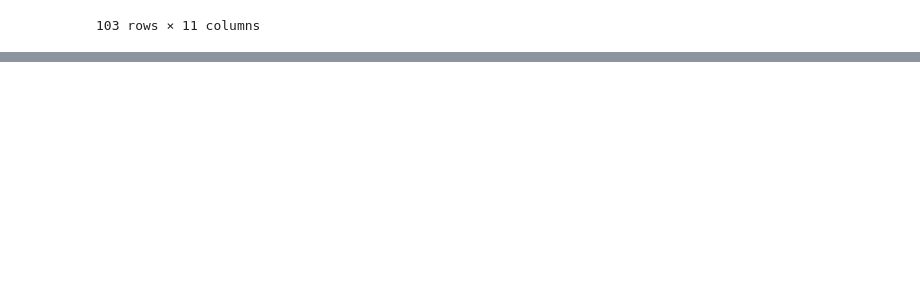
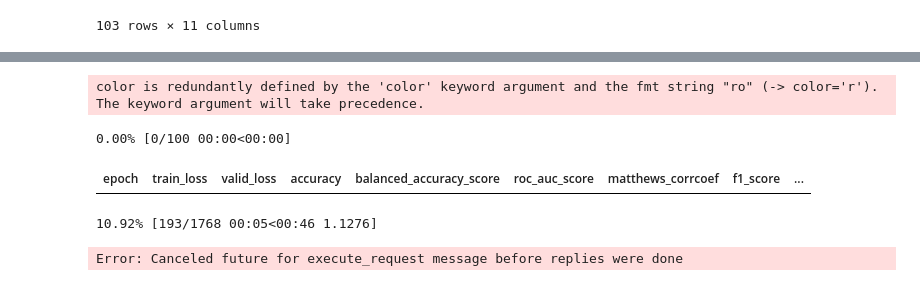
Before and after one commit to Karson-Fye/CMUDarknet, a Jupyter notebook: Data/Cross_validation_prototype copy.ipynb, the cells around one changed output, grey strips where cells are left out. Saved outputs shown, nothing was run; the diff lists cells and outputs as text; code cells hidden in the pictures; blank space fills up the shorter version.

Commit message:
working on testing deep networks with long epochs

```diff
--- a/Data/Cross_validation_prototype copy.ipynb
+++ b/Data/Cross_validation_prototype copy.ipynb
@@ -3643,0 +3664,14 @@ Better model found at epoch 2 with valid_loss value: 0.5969294905662537.
+# %%
+logger = CSVLogger('TabNet_2_steps_attention_size_6_width_16_for_100_epochs_Traffic_Type.csv', append=True)
+grapher = ShowGraphCallback()
+callbacks_ = [SaveModelCallback, grapher, logger]
+
+tb_data = run_tabnet_experiment(
+    traffic_dataset_1['Dataset'],
+    traffic_dataset_1['File'],
+    'Traffic Type',
+    epochs=100,
+    steps=2,
+    attention_size=6,
+)
+# %% [output]
@@ -3643,0 +3679,5 @@ Better model found at epoch 2 with valid_loss value: 0.5969294905662537.
+color is redundantly defined by the 'color' keyword argument and the fmt string "ro" (-> color='r'). The keyword argument will take precedence.
+0.00% [0/100 00:00<00:00]
+| epoch | train_loss | valid_loss | accuracy | balanced_accuracy_score | roc_auc_score | matthews_corrcoef | f1_score | ... |
+10.92% [193/1768 00:05<00:46 1.1276]
+Error: Canceled future for execute_request message before replies were done
```
Also changed, not shown: parts of 6 cells of this notebook.
